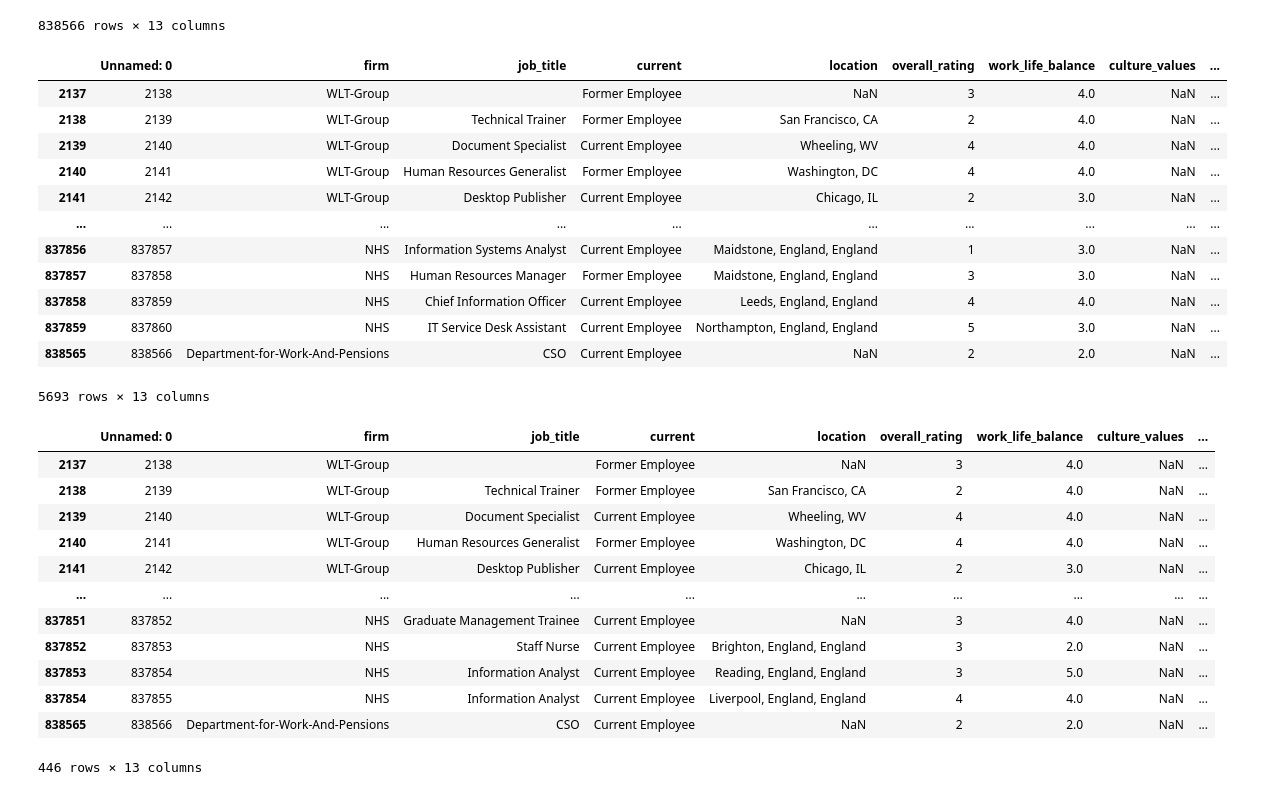
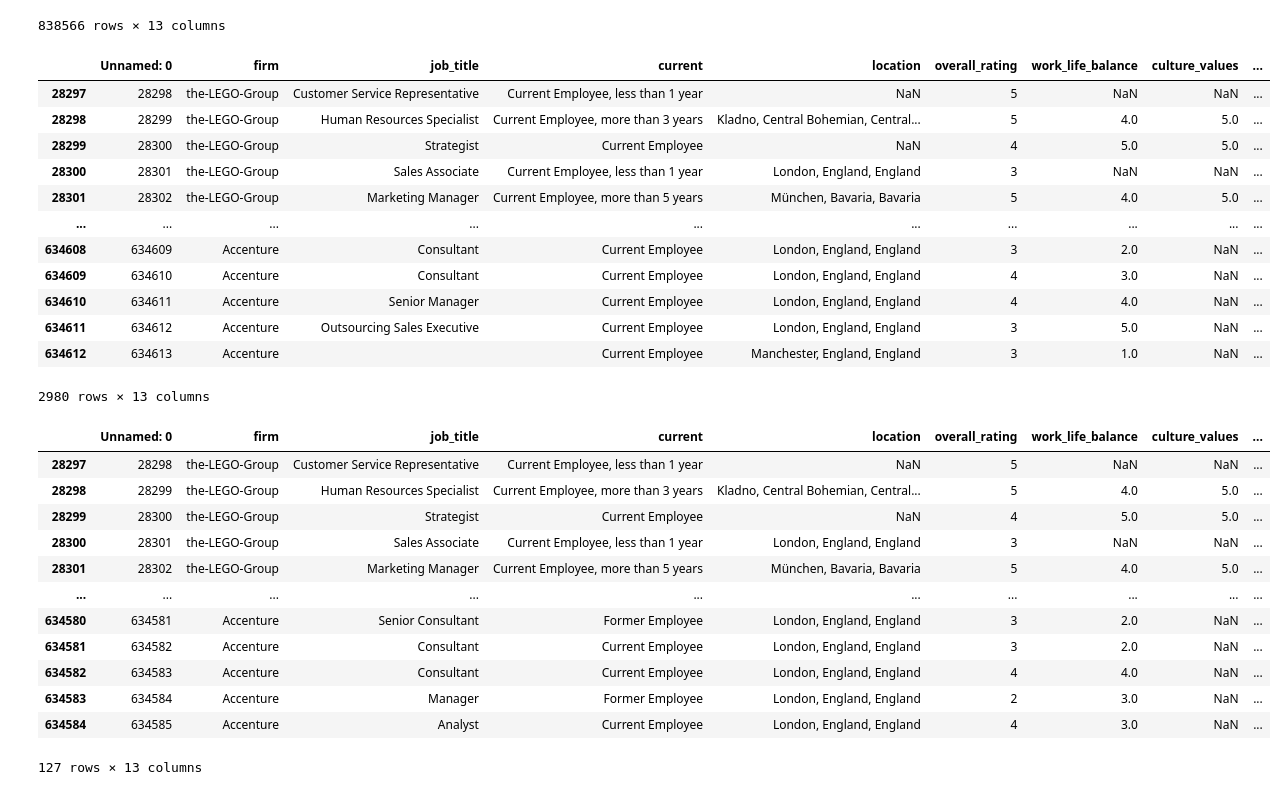
Before and after one commit to NidhiMehrotra22/Project_1_TEAM4, a Jupyter notebook: Project-1_The Greatest Job Satisfaction Soiree-checkpoint.ipynb, the cells around one changed output. Saved outputs shown, nothing was run; the diff lists cells and outputs as text; code cells hidden in the pictures.

```diff
--- a/Project-1_The Greatest Job Satisfaction Soiree-checkpoint.ipynb
+++ b/Project-1_The Greatest Job Satisfaction Soiree-checkpoint.ipynb
@@ -237,38 +238,38 @@ file_new
 | 838565 | 838566 | Department-for-Work-And-Pensions | CSO | Current Employee | NaN | 2 | 2.0 | NaN | ... |
 838566 rows × 13 columns
 # %%
-firm_year_df= file_new.loc[file_new["year"]== "2008", :]
+firm_year_df= file_new.loc[file_new["firm"].isin(["Accenture","the-LEGO-Group"]), :]
 firm_year_df
 # %% [output]
 |  | Unnamed: 0 | firm | job_title | current | location | overall_rating | work_life_balance | culture_values | ... |
-| 2137 | 2138 | WLT-Group |  | Former Employee | NaN | 3 | 4.0 | NaN | ... |
-| 2138 | 2139 | WLT-Group | Technical Trainer | Former Employee | San Francisco, CA | 2 | 4.0 | NaN | ... |
-| 2139 | 2140 | WLT-Group | Document Specialist | Current Employee | Wheeling, WV | 4 | 4.0 | NaN | ... |
-| 2140 | 2141 | WLT-Group | Human Resources Generalist | Former Employee | Washington, DC | 4 | 4.0 | NaN | ... |
-| 2141 | 2142 | WLT-Group | Desktop Publisher | Current Employee | Chicago, IL | 2 | 3.0 | NaN | ... |
+| 28297 | 28298 | the-LEGO-Group | Customer Service Representative | Current Employee, less than 1 year | NaN | 5 | NaN | NaN | ... |
+| 28298 | 28299 | the-LEGO-Group | Human Resources Specialist | Current Employee, more than 3 years | Kladno, Central Bohemian, Central... | 5 | 4.0 | 5.0 | ... |
+| 28299 | 28300 | the-LEGO-Group | Strategist | Current Employee | NaN | 4 | 5.0 | 5.0 | ... |
+| 28300 | 28301 | the-LEGO-Group | Sales Associate | Current Employee, less than 1 year | London, England, England | 3 | NaN | NaN | ... |
+| 28301 | 28302 | the-LEGO-Group | Marketing Manager | Current Employee, more than 5 years | München, Bavaria, Bavaria | 5 | 4.0 | 5.0 | ... |
 | ... | ... | ... | ... | ... | ... | ... | ... | ... | ... |
-| 837856 | 837857 | NHS | Information Systems Analyst | Current Employee | Maidstone, England, England | 1 | 3.0 | NaN | ... |
-| 837857 | 837858 | NHS | Human Resources Manager | Former Employee | Maidstone, England, England | 3 | 3.0 | NaN | ... |
-| 837858 | 837859 | NHS | Chief Information Officer | Current Employee | Leeds, England, England | 4 | 4.0 | NaN | ... |
-| 837859 | 837860 | NHS | IT Service Desk Assistant | Current Employee | Northampton, England, England | 5 | 3.0 | NaN | ... |
-| 838565 | 838566 | Department-for-Work-And-Pensions | CSO | Current Employee | NaN | 2 | 2.0 | NaN | ... |
+| 634608 | 634609 | Accenture | Consultant | Current Employee | London, England, England | 3 | 2.0 | NaN | ... |
+| 634609 | 634610 | Accenture | Consultant | Current Employee | London, England, England | 4 | 3.0 | NaN | ... |
+| 634610 | 634611 | Accenture | Senior Manager | Current Employee | London, England, England | 4 | 4.0 | NaN | ... |
+| 634611 | 634612 | Accenture | Outsourcing Sales Executive | Current Employee | London, England, England | 3 | 5.0 | NaN | ... |
+| 634612 | 634613 | Accenture |  | Current Employee | Manchester, England, England | 3 | 1.0 | NaN | ... |
-5693 rows × 13 columns
+2980 rows × 13 columns
 # %%
 
-firm_group_year= firm_year_df.groupby(["firm"])
+firm_group_year= firm_year_df.groupby(["firm","year"])
 firm_group_year.head()
 # %% [output]
 |  | Unnamed: 0 | firm | job_title | current | location | overall_rating | work_life_balance | culture_values | ... |
-| 2137 | 2138 | WLT-Group |  | Former Employee | NaN | 3 | 4.0 | NaN | ... |
-| 2138 | 2139 | WLT-Group | Technical Trainer | Former Employee | San Francisco, CA | 2 | 4.0 | NaN | ... |
-| 2139 | 2140 | WLT-Group | Document Specialist | Current Employee | Wheeling, WV | 4 | 4.0 | NaN | ... |
-| 2140 | 2141 | WLT-Group | Human Resources Generalist | Former Employee | Washington, DC | 4 | 4.0 | NaN | ... |
-| 2141 | 2142 | WLT-Group | Desktop Publisher | Current Employee | Chicago, IL | 2 | 3.0 | NaN | ... |
+| 28297 | 28298 | the-LEGO-Group | Customer Service Representative | Current Employee, less than 1 year | NaN | 5 | NaN | NaN | ... |
+| 28298 | 28299 | the-LEGO-Group | Human Resources Specialist | Current Employee, more than 3 years | Kladno, Central Bohemian, Central... | 5 | 4.0 | 5.0 | ... |
+| 28299 | 28300 | the-LEGO-Group | Strategist | Current Employee | NaN | 4 | 5.0 | 5.0 | ... |
+| 28300 | 28301 | the-LEGO-Group | Sales Associate | Current Employee, less than 1 year | London, England, England | 3 | NaN | NaN | ... |
+| 28301 | 28302 | the-LEGO-Group | Marketing Manager | Current Employee, more than 5 years | München, Bavaria, Bavaria | 5 | 4.0 | 5.0 | ... |
 | ... | ... | ... | ... | ... | ... | ... | ... | ... | ... |
-| 837851 | 837852 | NHS | Graduate Management Trainee | Current Employee | NaN | 3 | 4.0 | NaN | ... |
-| 837852 | 837853 | NHS | Staff Nurse | Current Employee | Brighton, England, England | 3 | 2.0 | NaN | ... |
-| 837853 | 837854 | NHS | Information Analyst | Current Employee | Reading, England, England | 3 | 5.0 | NaN | ... |
-| 837854 | 837855 | NHS | Information Analyst | Current Employee | Liverpool, England, England | 4 | 4.0 | NaN | ... |
-| 838565 | 838566 | Department-for-Work-And-Pensions | CSO | Current Employee | NaN | 2 | 2.0 | NaN | ... |
+| 634580 | 634581 | Accenture | Senior Consultant | Former Employee | London, England, England | 3 | 2.0 | NaN | ... |
+| 634581 | 634582 | Accenture | Consultant | Current Employee | London, England, England | 3 | 2.0 | NaN | ... |
+| 634582 | 634583 | Accenture | Consultant | Current Employee | London, England, England | 4 | 4.0 | NaN | ... |
+| 634583 | 634584 | Accenture | Manager | Former Employee | London, England, England | 2 | 3.0 | NaN | ... |
+| 634584 | 634585 | Accenture | Analyst | Current Employee | London, England, England | 4 | 3.0 | NaN | ... |
-446 rows × 13 columns
+127 rows × 13 columns
 # %%
```
Also changed, not shown: parts of 7 cells of this notebook.
